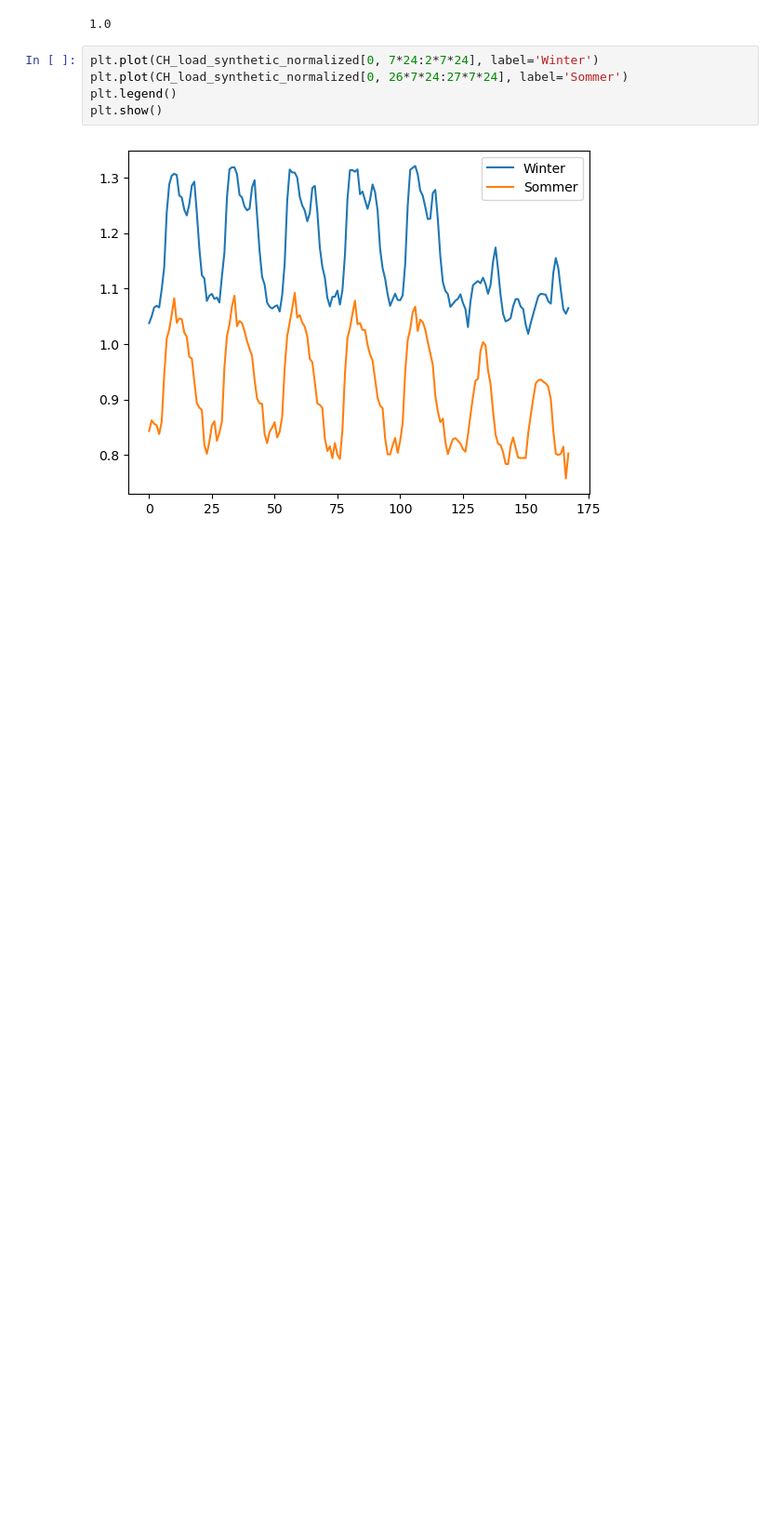
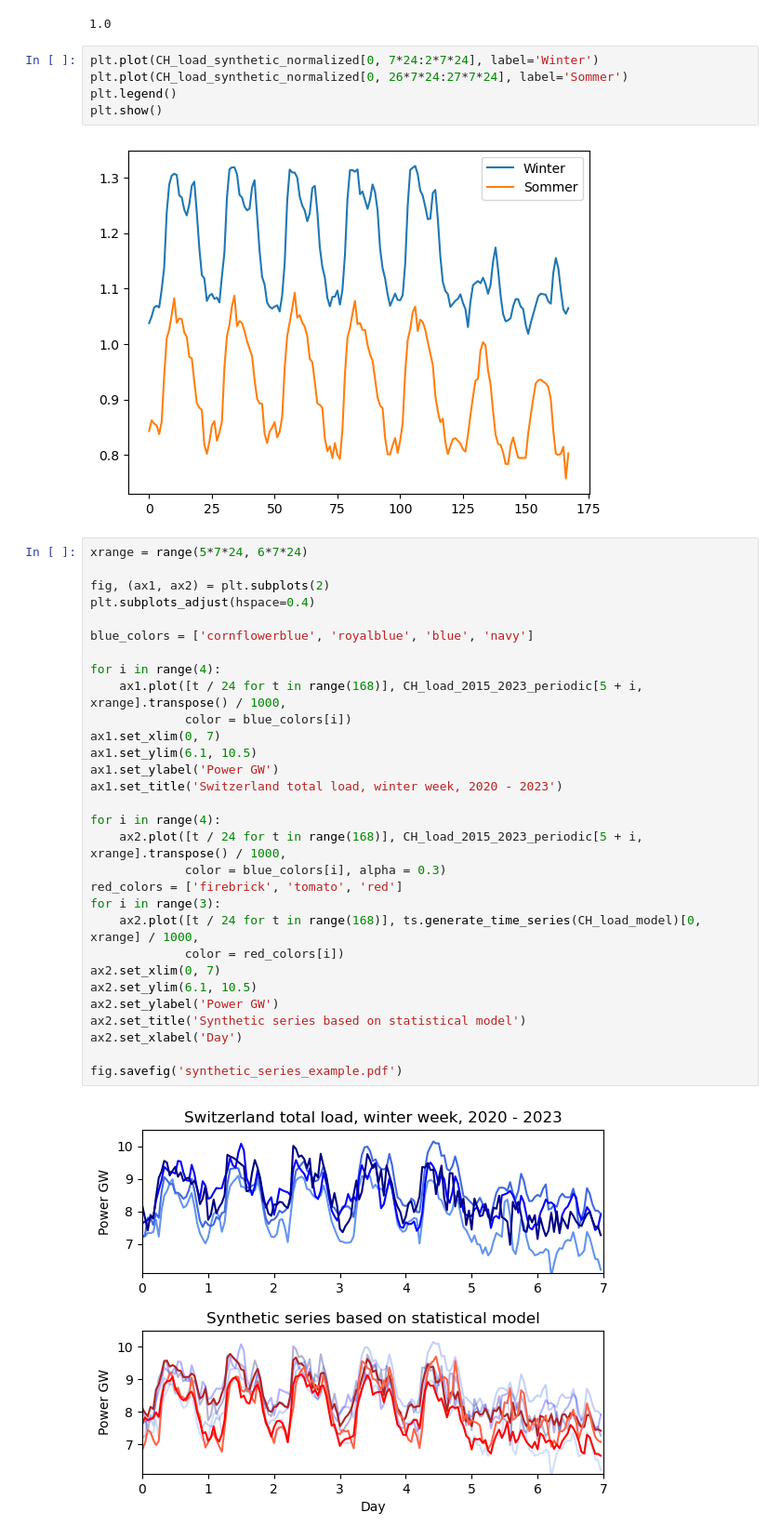
Before and after one commit to GeeeHesso/PowerData, a Jupyter notebook: doc/ENTSO-E_time_series.ipynb, the cells around one changed output. Shown at 93% size. Cells and saved outputs as stored; diff of their text form; blank space fills up the shorter version.

```diff
--- a/doc/ENTSO-E_time_series.ipynb
+++ b/doc/ENTSO-E_time_series.ipynb
@@ -252,3 +260,35 @@ plt.legend()
 plt.show()
 # %% [output]
 [figure]
+# %%
+xrange = range(5*7*24, 6*7*24)
+
+fig, (ax1, ax2) = plt.subplots(2)
+plt.subplots_adjust(hspace=0.4)
+
+blue_colors = ['cornflowerblue', 'royalblue', 'blue', 'navy']
+
+for i in range(4):
+    ax1.plot([t / 24 for t in range(168)], CH_load_2015_2023_periodic[5 + i, xrange].transpose() / 1000,
+             color = blue_colors[i])
+ax1.set_xlim(0, 7)
+ax1.set_ylim(6.1, 10.5)
+ax1.set_ylabel('Power GW')
+ax1.set_title('Switzerland total load, winter week, 2020 - 2023')
+
+for i in range(4):
+    ax2.plot([t / 24 for t in range(168)], CH_load_2015_2023_periodic[5 + i, xrange].transpose() / 1000,
+             color = blue_colors[i], alpha = 0.3)
+red_colors = ['firebrick', 'tomato', 'red']
+for i in range(3):
+    ax2.plot([t / 24 for t in range(168)], ts.generate_time_series(CH_load_model)[0, xrange] / 1000,
+             color = red_colors[i])
+ax2.set_xlim(0, 7)
+ax2.set_ylim(6.1, 10.5)
+ax2.set_ylabel('Power GW')
+ax2.set_title('Synthetic series based on statistical model')
+ax2.set_xlabel('Day')
+
+fig.savefig('synthetic_series_example.pdf')
+# %% [output]
+[figure, added]
```
Also changed, not shown: parts of 2 cells of this notebook, 8 other files.
